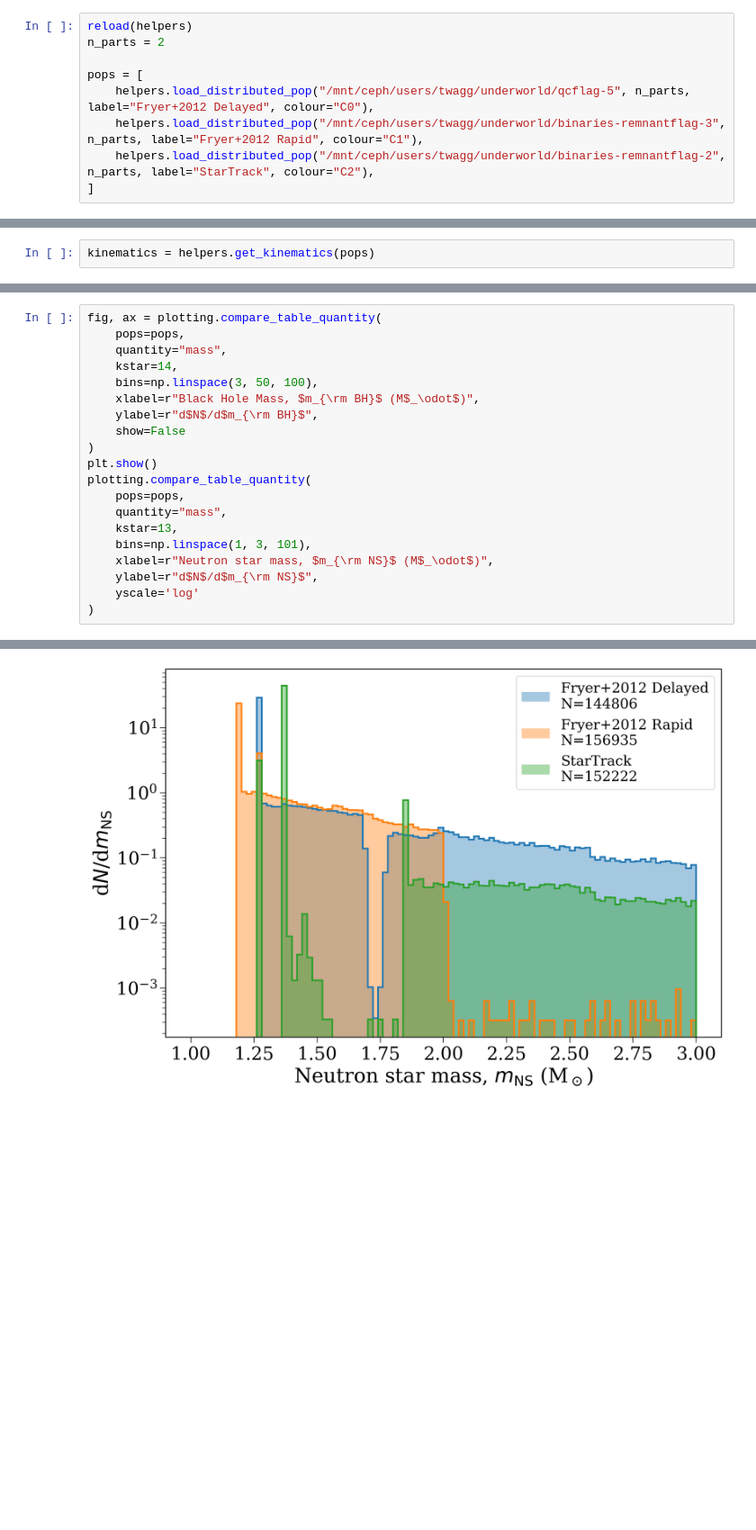
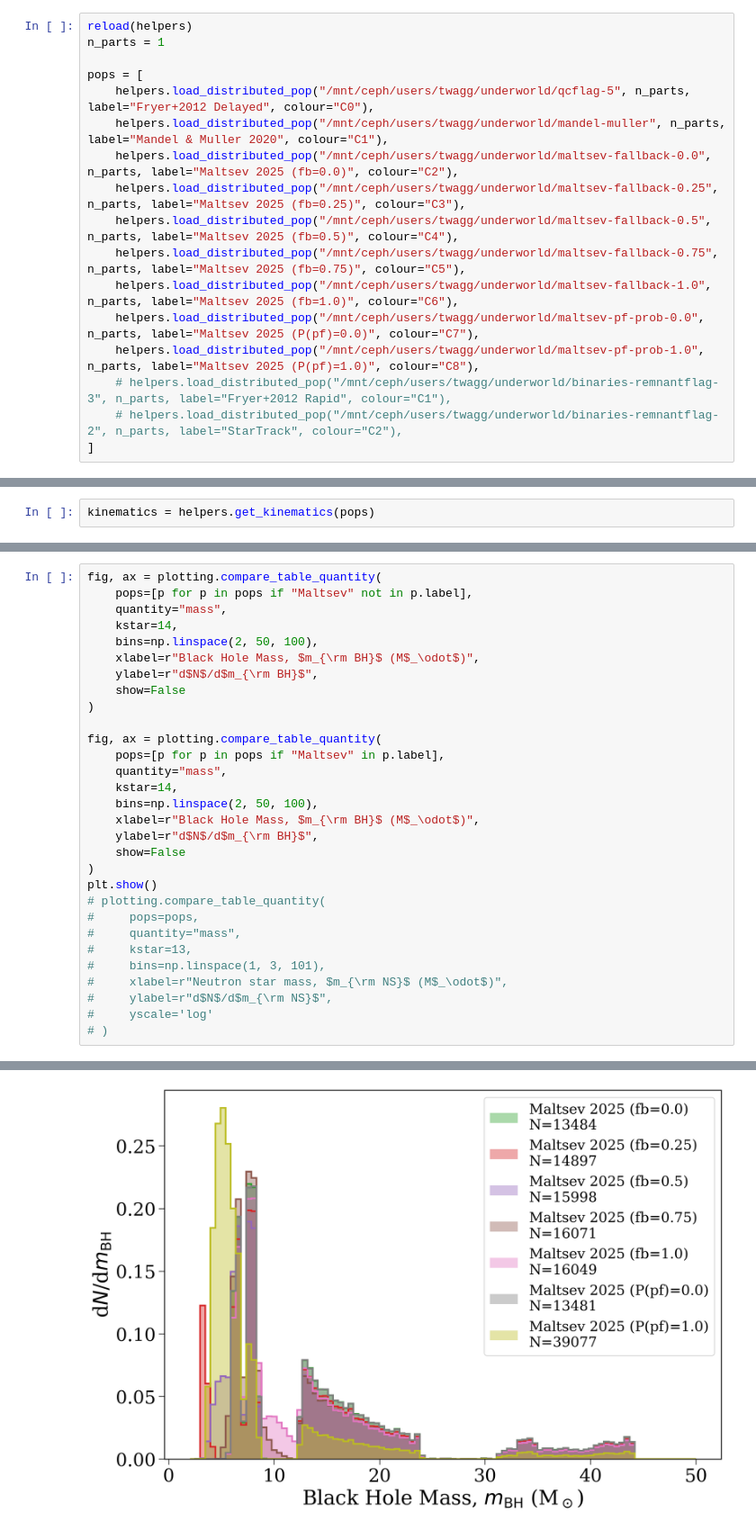
Before and after one commit to TomWagg/underworld, a Jupyter notebook: analysis/variations_rmp.ipynb, the cells around one changed output, grey strips where cells are left out. Shown at 90% size. Cells and saved outputs as stored; diff of their text form; blank space fills up the shorter version.

Commit message:
run maltsev and MM

```diff
--- a/analysis/variations_rmp.ipynb
+++ b/analysis/variations_rmp.ipynb
@@ -40,11 +40,19 @@ params = {'figure.figsize': (12, 8),
 plt.rcParams.update(params)
 # %%
 reload(helpers)
-n_parts = 2
+n_parts = 1
 
 pops = [
     helpers.load_distributed_pop("/mnt/ceph/users/twagg/underworld/qcflag-5", n_parts, label="Fryer+2012 Delayed", colour="C0"),
-    helpers.load_distributed_pop("/mnt/ceph/users/twagg/underworld/binaries-remnantflag-3", n_parts, label="Fryer+2012 Rapid", colour="C1"),
-    helpers.load_distributed_pop("/mnt/ceph/users/twagg/underworld/binaries-remnantflag-2", n_parts, label="StarTrack", colour="C2"),
+    helpers.load_distributed_pop("/mnt/ceph/users/twagg/underworld/mandel-muller", n_parts, label="Mandel & Muller 2020", colour="C1"),
+    helpers.load_distributed_pop("/mnt/ceph/users/twagg/underworld/maltsev-fallback-0.0", n_parts, label="Maltsev 2025 (fb=0.0)", colour="C2"),
+    helpers.load_distributed_pop("/mnt/ceph/users/twagg/underworld/maltsev-fallback-0.25", n_parts, label="Maltsev 2025 (fb=0.25)", colour="C3"),
+    helpers.load_distributed_pop("/mnt/ceph/users/twagg/underworld/maltsev-fallback-0.5", n_parts, label="Maltsev 2025 (fb=0.5)", colour="C4"),
+    helpers.load_distributed_pop("/mnt/ceph/users/twagg/underworld/maltsev-fallback-0.75", n_parts, label="Maltsev 2025 (fb=0.75)", colour="C5"),
+    helpers.load_distributed_pop("/mnt/ceph/users/twagg/underworld/maltsev-fallback-1.0", n_parts, label="Maltsev 2025 (fb=1.0)", colour="C6"),
+    helpers.load_distributed_pop("/mnt/ceph/users/twagg/underworld/maltsev-pf-prob-0.0", n_parts, label="Maltsev 2025 (P(pf)=0.0)", colour="C7"),
+    helpers.load_distributed_pop("/mnt/ceph/users/twagg/underworld/maltsev-pf-prob-1.0", n_parts, label="Maltsev 2025 (P(pf)=1.0)", colour="C8"),
+    # helpers.load_distributed_pop("/mnt/ceph/users/twagg/underworld/binaries-remnantflag-3", n_parts, label="Fryer+2012 Rapid", colour="C1"),
+    # helpers.load_distributed_pop("/mnt/ceph/users/twagg/underworld/binaries-remnantflag-2", n_parts, label="StarTrack", colour="C2"),
 ]
 # %% [output]
@@ -96,21 +208,31 @@ Escaped fractions:
 # %%
 fig, ax = plotting.compare_table_quantity(
-    pops=pops,
+    pops=[p for p in pops if "Maltsev" not in p.label],
     quantity="mass",
     kstar=14,
-    bins=np.linspace(3, 50, 100),
+    bins=np.linspace(2, 50, 100),
+    xlabel=r"Black Hole Mass, $m_{\rm BH}$ (M$_\odot$)",
+    ylabel=r"d$N$/d$m_{\rm BH}$",
+    show=False
+)
+
+fig, ax = plotting.compare_table_quantity(
+    pops=[p for p in pops if "Maltsev" in p.label],
+    quantity="mass",
+    kstar=14,
+    bins=np.linspace(2, 50, 100),
     xlabel=r"Black Hole Mass, $m_{\rm BH}$ (M$_\odot$)",
     ylabel=r"d$N$/d$m_{\rm BH}$",
     show=False
 )
 plt.show()
-plotting.compare_table_quantity(
-    pops=pops,
-    quantity="mass",
-    kstar=13,
-    bins=np.linspace(1, 3, 101),
-    xlabel=r"Neutron star mass, $m_{\rm NS}$ (M$_\odot$)",
-    ylabel=r"d$N$/d$m_{\rm NS}$",
-    yscale='log'
-)
+# plotting.compare_table_quantity(
+#     pops=pops,
+#     quantity="mass",
+#     kstar=13,
+#     bins=np.linspace(1, 3, 101),
+#     xlabel=r"Neutron star mass, $m_{\rm NS}$ (M$_\odot$)",
+#     ylabel=r"d$N$/d$m_{\rm NS}$",
+#     yscale='log'
+# )
 # %% [output]
@@ -118 +240 @@ plotting.compare_table_quantity(
-[figure, old version]
+[figure, new version]
```
Also changed, not shown: parts of 15 cells of this notebook, 5 other files.
